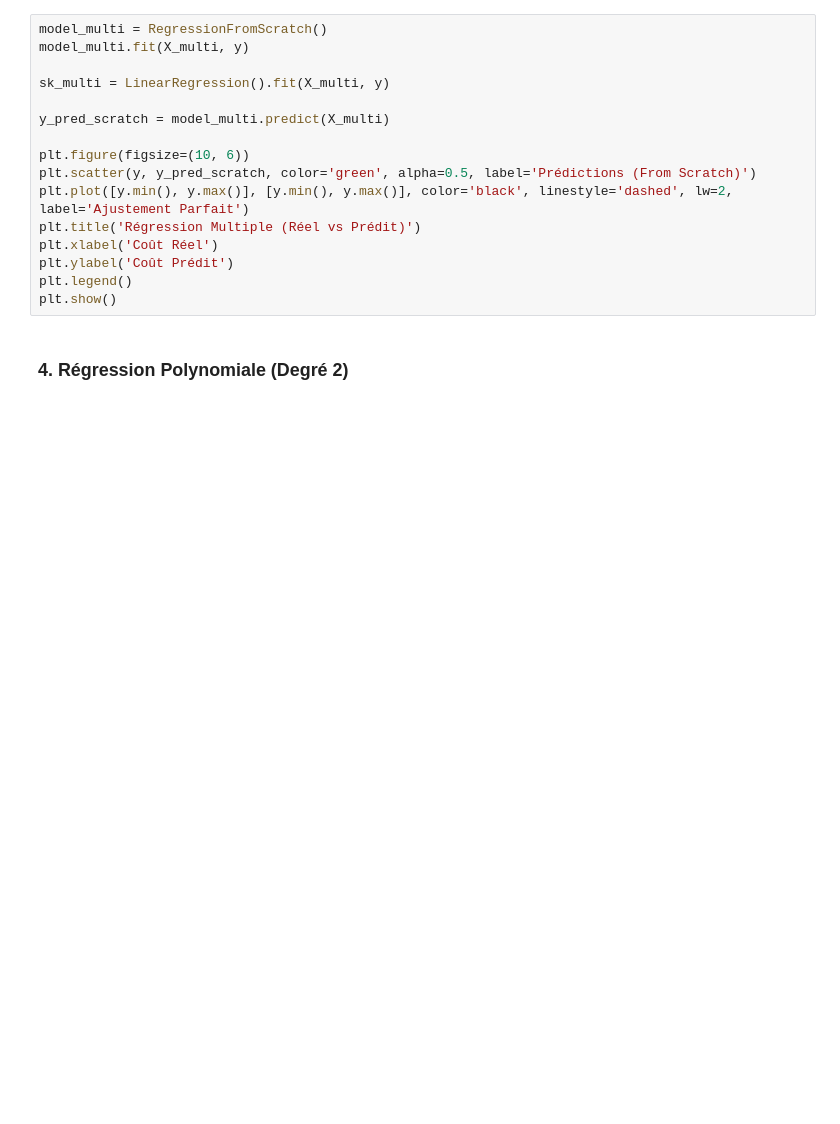
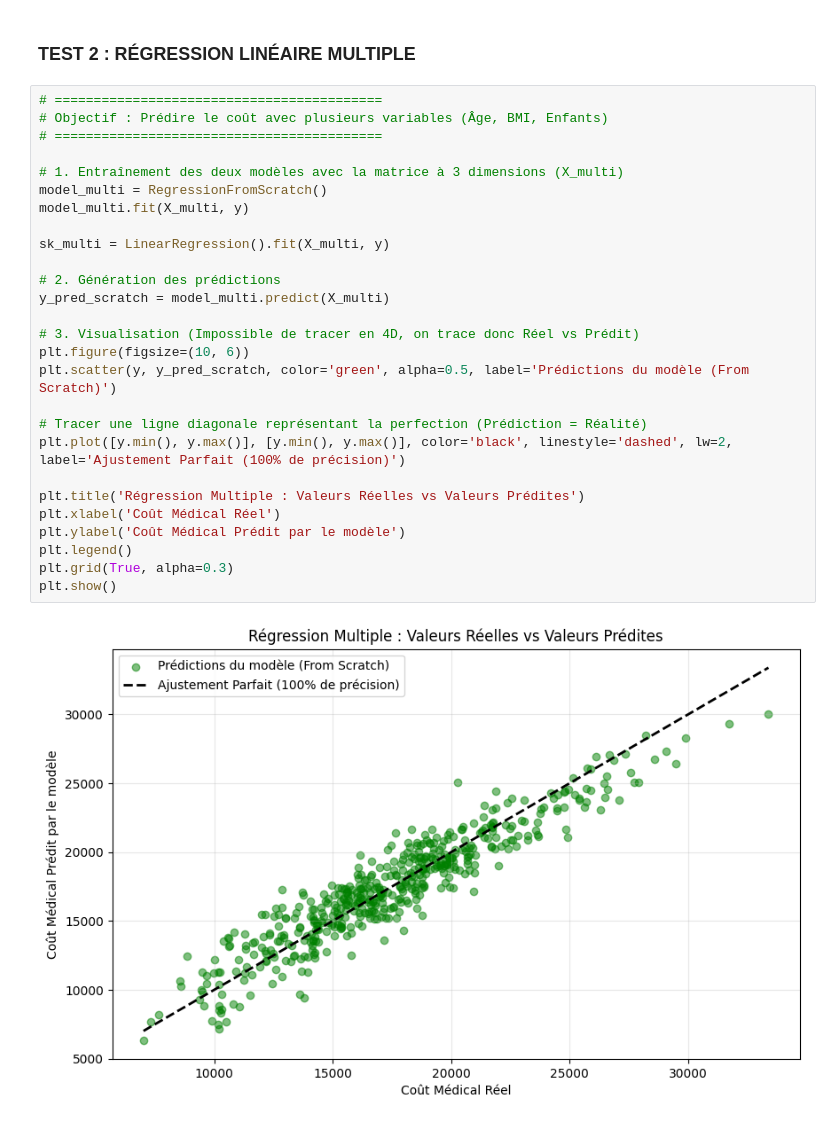
Before and after one commit to MasterGLCC/machine-learning-PunchArm255, a Jupyter notebook: regression_mnassiri.ipynb, the cells around one changed output. Saved outputs shown, nothing was run; the diff lists cells and outputs as text; blank space fills up the shorter version.

```diff
--- a/regression_mnassiri.ipynb
+++ b/regression_mnassiri.ipynb
@@ -58,18 +99,31 @@ plt.show()
+# %% [markdown]
+### TEST 2 : RÉGRESSION LINÉAIRE MULTIPLE
 # %%
+# ==========================================
+# Objectif : Prédire le coût avec plusieurs variables (Âge, BMI, Enfants)
+# ==========================================
+
+# 1. Entraînement des deux modèles avec la matrice à 3 dimensions (X_multi)
 model_multi = RegressionFromScratch()
 model_multi.fit(X_multi, y)
 
 sk_multi = LinearRegression().fit(X_multi, y)
 
+# 2. Génération des prédictions
 y_pred_scratch = model_multi.predict(X_multi)
 
+# 3. Visualisation (Impossible de tracer en 4D, on trace donc Réel vs Prédit)
 plt.figure(figsize=(10, 6))
-plt.scatter(y, y_pred_scratch, color='green', alpha=0.5, label='Prédictions (From Scratch)')
-plt.plot([y.min(), y.max()], [y.min(), y.max()], color='black', linestyle='dashed', lw=2, label='Ajustement Parfait')
-plt.title('Régression Multiple (Réel vs Prédit)')
-plt.xlabel('Coût Réel')
-plt.ylabel('Coût Prédit')
+plt.scatter(y, y_pred_scratch, color='green', alpha=0.5, label='Prédictions du modèle (From Scratch)')
+
+# Tracer une ligne diagonale représentant la perfection (Prédiction = Réalité)
+plt.plot([y.min(), y.max()], [y.min(), y.max()], color='black', linestyle='dashed', lw=2, label='Ajustement Parfait (100% de précision)')
+
+plt.title('Régression Multiple : Valeurs Réelles vs Valeurs Prédites')
+plt.xlabel('Coût Médical Réel')
+plt.ylabel('Coût Médical Prédit par le modèle')
 plt.legend()
+plt.grid(True, alpha=0.3)
 plt.show()
+# %% [output]
+[figure, added]
-# %% [markdown]
-### 4. Régression Polynomiale (Degré 2)
```
Also changed, not shown: parts of 15 cells of this notebook.
